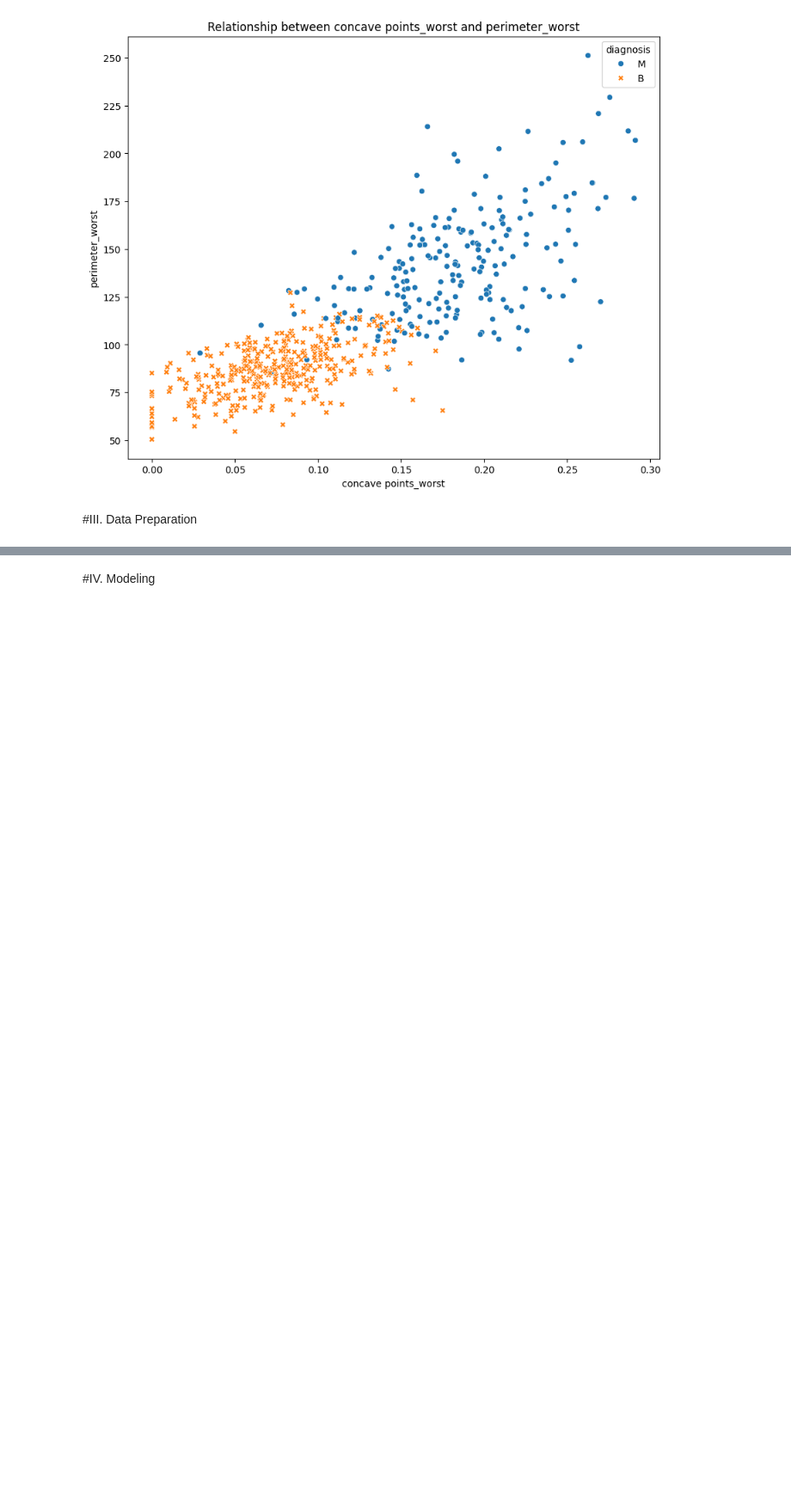
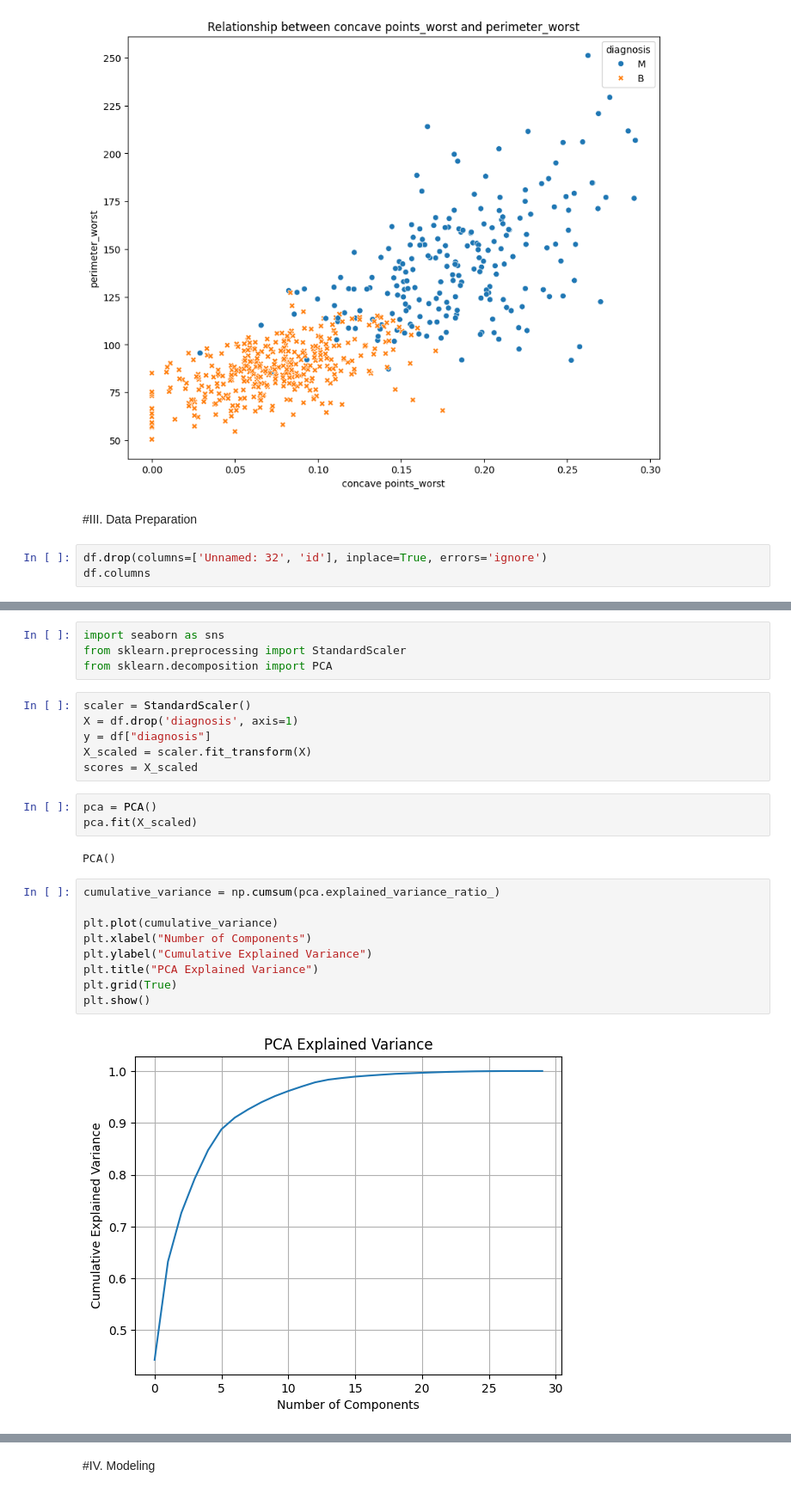
Before and after one commit to eyaguirat10/CoWin-Breast-Cancer-Detection, a Jupyter notebook: Eya_Guirat_Breast_Cancer_Detection.ipynb, the cells around one changed output, grey strips where cells are left out. Shown at 86% size. Cells and saved outputs as stored; diff of their text form; blank space fills up the shorter version.

```diff
--- a/Eya_Guirat_Breast_Cancer_Detection.ipynb
+++ b/Eya_Guirat_Breast_Cancer_Detection.ipynb
@@ -353,3 +353,6 @@ plt.show()
 [figure]
 # %% [markdown]
 #III. Data Preparation
+# %%
+df.drop(columns=['Unnamed: 32', 'id'], inplace=True, errors='ignore')
+df.columns
@@ -355,0 +370,26 @@ plt.show()
+# %%
+import seaborn as sns
+from sklearn.preprocessing import StandardScaler
+from sklearn.decomposition import PCA
+# %%
+scaler = StandardScaler()
+X = df.drop('diagnosis', axis=1)
+y = df["diagnosis"]
+X_scaled = scaler.fit_transform(X)
+scores = X_scaled
+# %%
+pca = PCA()
+pca.fit(X_scaled)
+# %% [output]
+PCA()
+# %%
+cumulative_variance = np.cumsum(pca.explained_variance_ratio_)
+
+plt.plot(cumulative_variance)
+plt.xlabel("Number of Components")
+plt.ylabel("Cumulative Explained Variance")
+plt.title("PCA Explained Variance")
+plt.grid(True)
+plt.show()
+# %% [output]
+[figure, added]
```
Also changed, not shown: parts of 8 cells of this notebook.
